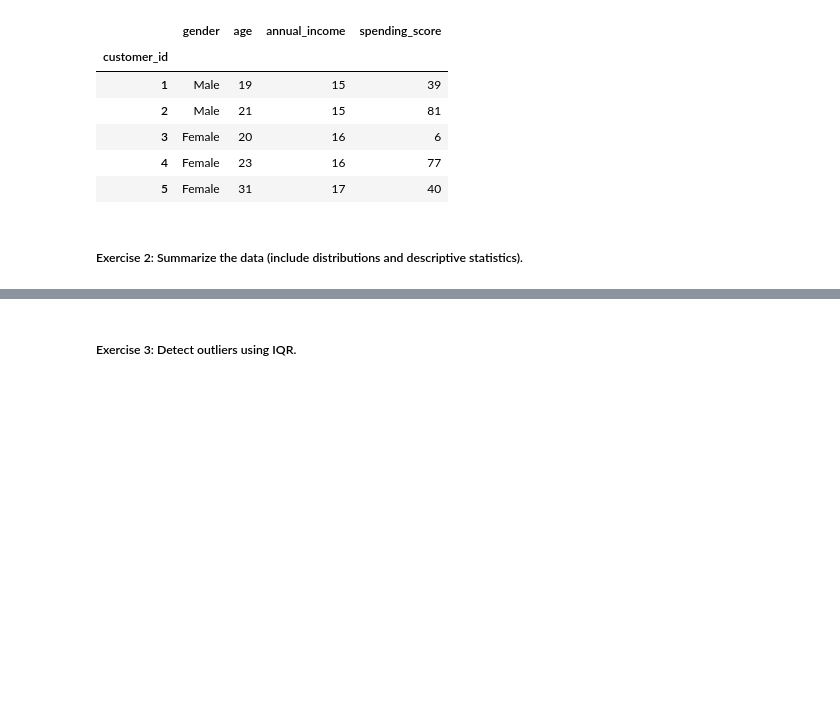
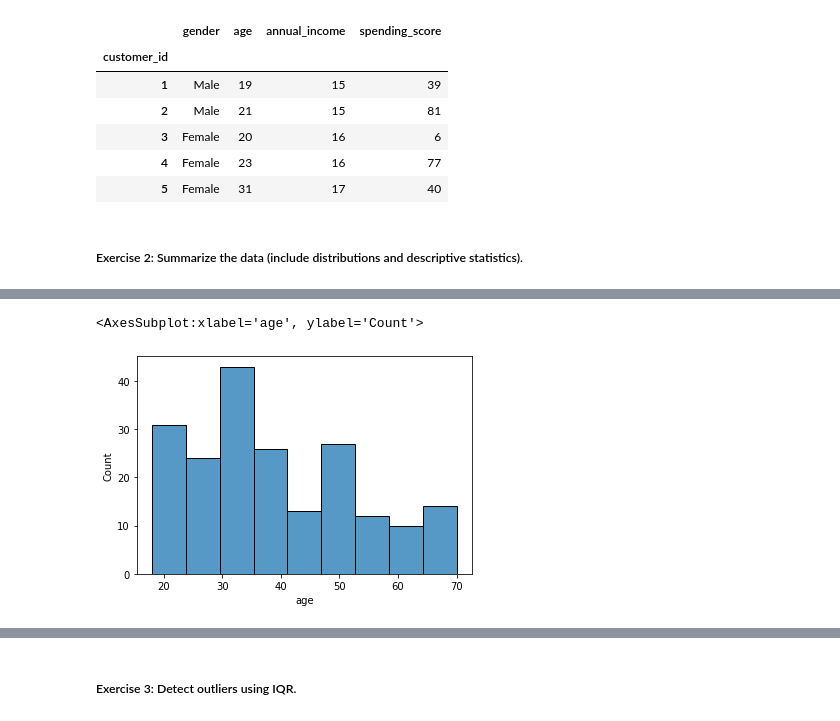
Before and after one commit to AndrewRachuig/clustering-exercises, a Jupyter notebook: zillow.ipynb, the cells around one changed output, grey strips where cells are left out. Drawn from its saved outputs; the diff is of its cells as text; code cells hidden in the pictures; blank space fills up the shorter version.

```diff
--- a/zillow.ipynb
+++ b/zillow.ipynb
@@ -284,0 +314,5 @@ df.head()
+# %%
+sns.histplot(df.age)
+# %% [output]
+<AxesSubplot:xlabel='age', ylabel='Count'>
+[figure, added]
```
Also changed, not shown: parts of 27 cells of this notebook.
